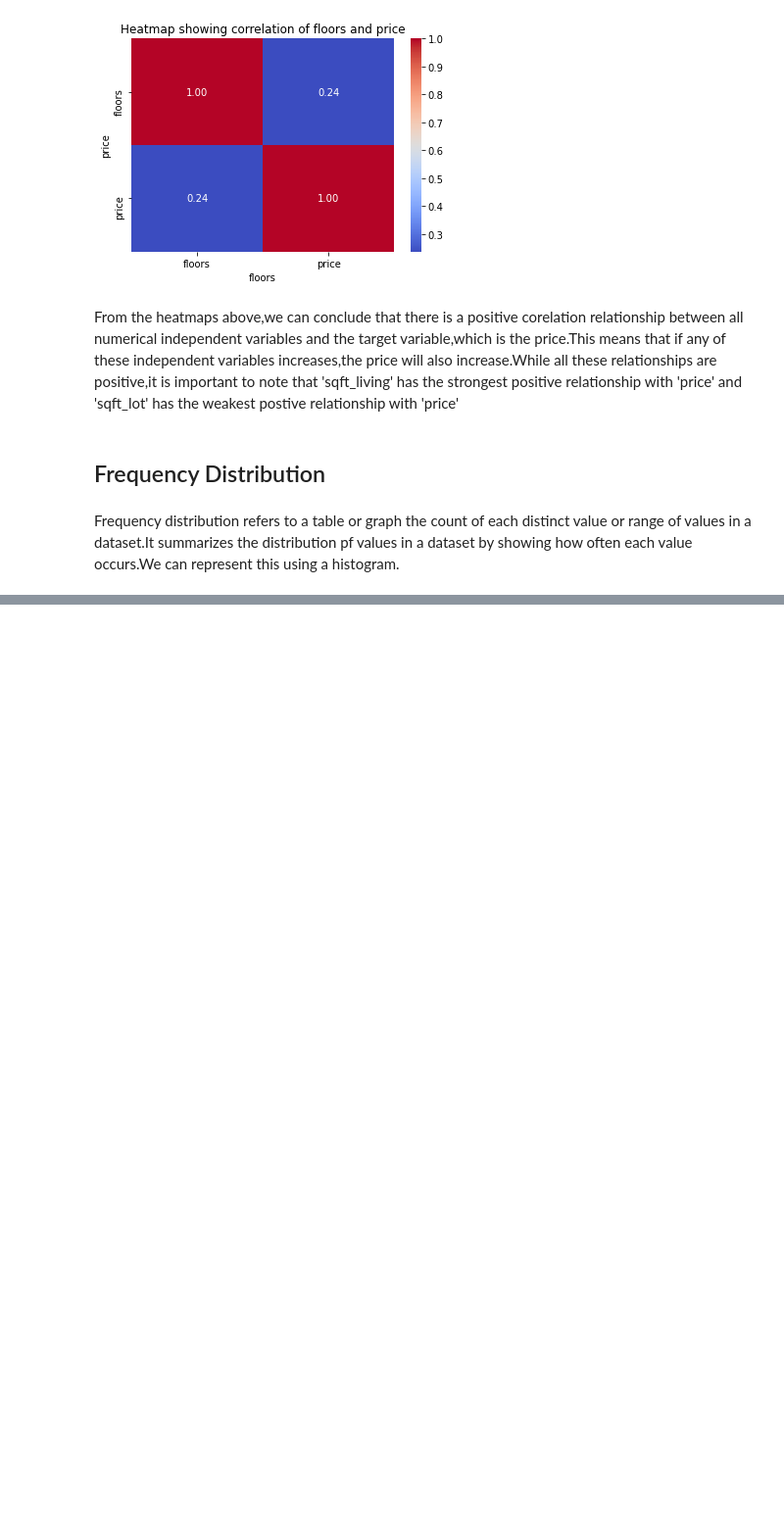
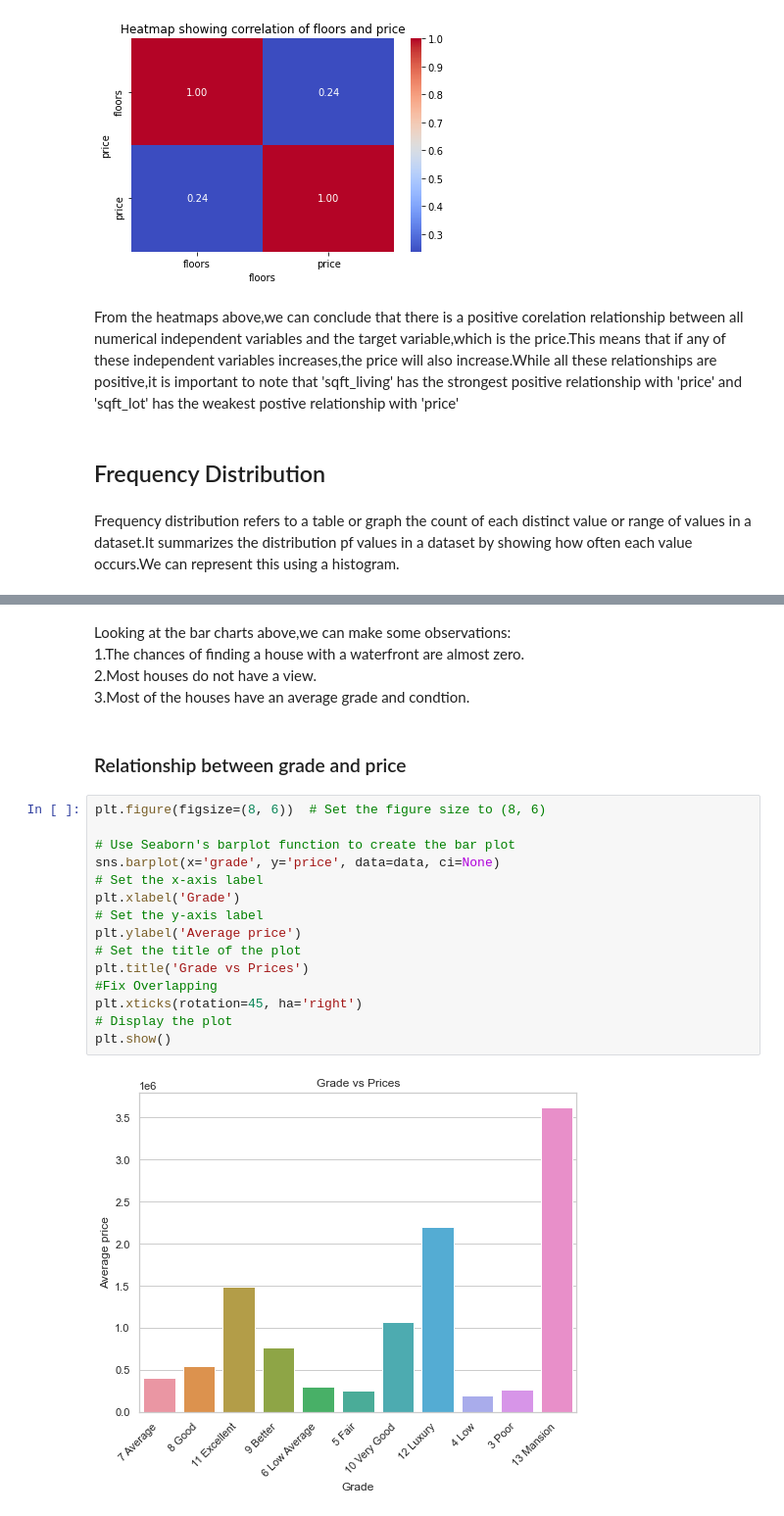
Before and after one commit to FrankOyugi/phase-2-project-real-estate-data-analysis, a Jupyter notebook: student.ipynb, the cells around one changed output, grey strips where cells are left out. Shown: that part at 98% size. Cells and saved outputs as stored; diff of their text form; blank space fills up the shorter version.

```diff
--- a/student.ipynb
+++ b/student.ipynb
@@ -403,0 +438,24 @@ From the above historam plots,we can make some conclusions:
+# %% [markdown]
+Looking at the bar charts above,we can make some observations:
+1.The chances of finding a house with a waterfront are almost zero.
+2.Most houses do not have a view.
+3.Most of the houses have an average grade and condtion.
+# %% [markdown]
+### Relationship between grade and price
+# %%
+plt.figure(figsize=(8, 6))  # Set the figure size to (8, 6)
+
+# Use Seaborn's barplot function to create the bar plot
+sns.barplot(x='grade', y='price', data=data, ci=None)
+# Set the x-axis label
+plt.xlabel('Grade')
+# Set the y-axis label
+plt.ylabel('Average price')
+# Set the title of the plot
+plt.title('Grade vs Prices')
+#Fix Overlapping
+plt.xticks(rotation=45, ha='right')
+# Display the plot
+plt.show()
+# %% [output]
+[figure, added]
```
Also changed, not shown: parts of 16 cells of this notebook.
